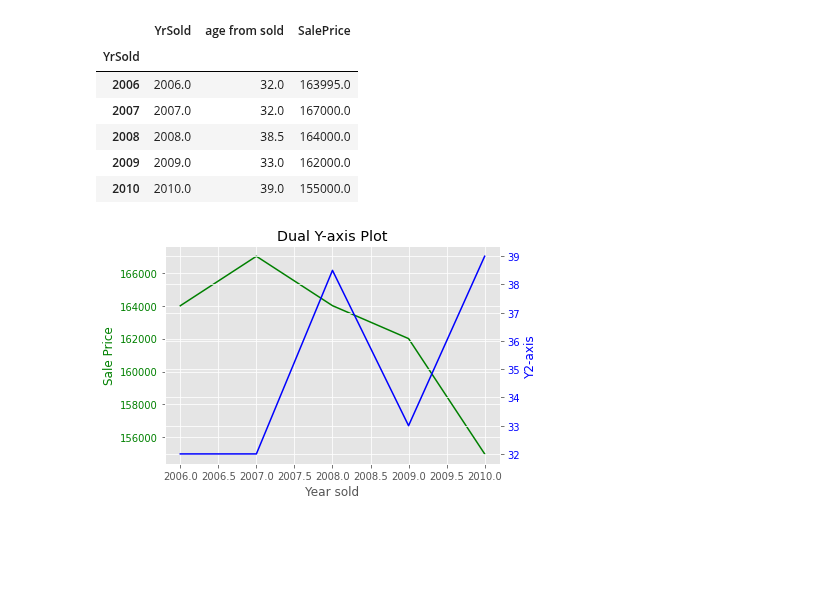
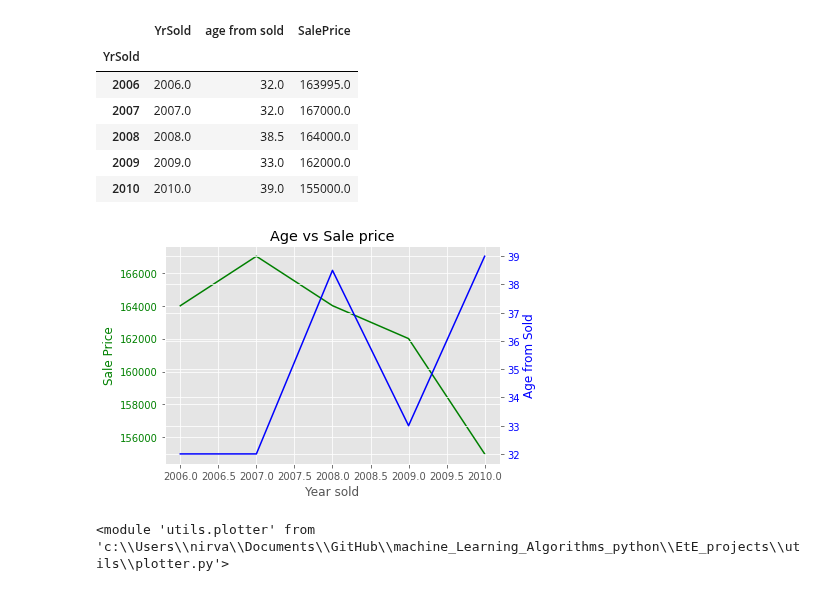
Before and after one commit to AkhilVinayakp/machine_Learning_Algorithms_python, a Jupyter notebook: EtE_projects/house-prices/Experiments/analysis.ipynb, the cells around one changed output. Drawn from its saved outputs; the diff is of its cells as text; code cells hidden in the pictures; blank space fills up the shorter version.

Commit message:
feat: SalePrice trend evaluation based on temporal features

```diff
--- a/EtE_projects/house-prices/Experiments/analysis.ipynb
+++ b/EtE_projects/house-prices/Experiments/analysis.ipynb
@@ -497,26 +497,26 @@ df_temp
 # %%
 
 
 fig, ax1 = plt.subplots()
 x = df_temp['YrSold']
 y1 = df_temp['SalePrice']
 ax1.plot(x, y1, 'g-')
 ax1.set_xlabel('Year sold')
 ax1.set_ylabel('Sale Price', color='g')  # Y-axis label for the first plot
 ax1.tick_params(axis='y', labelcolor='g')  # Y-axis ticks for the first plot
 
 # Create a second set of axes sharing the same x-axis
 ax2 = ax1.twinx()
 y2 = df_temp['age from sold']
 # Plot data on the second y-axis (right)
 ax2.plot(x, y2, 'b-')
 ax2.set_ylabel('Age from Sold', color='b')  # Y-axis label for the second plot
 ax2.tick_params(axis='y', labelcolor='b')  # Y-axis ticks for the second plot
 
 # Title for the entire plot
-plt.title('Dual Y-axis Plot')
+plt.title('Age vs Sale price')
 
 # Show the plot
 plt.show()
 # %% [output]
-[figure, old version]
+[figure, new version]
@@ -522,0 +527,4 @@ plt.show()
+# %%
+reload(plt_gr)
+# %% [output]
+<module 'utils.plotter' from 'c:\\Users\\nirva\\Documents\\GitHub\\machine_Learning_Algorithms_python\\EtE_projects\\utils\\plotter.py'>
```
Also changed, not shown: parts of 7 cells of this notebook.
